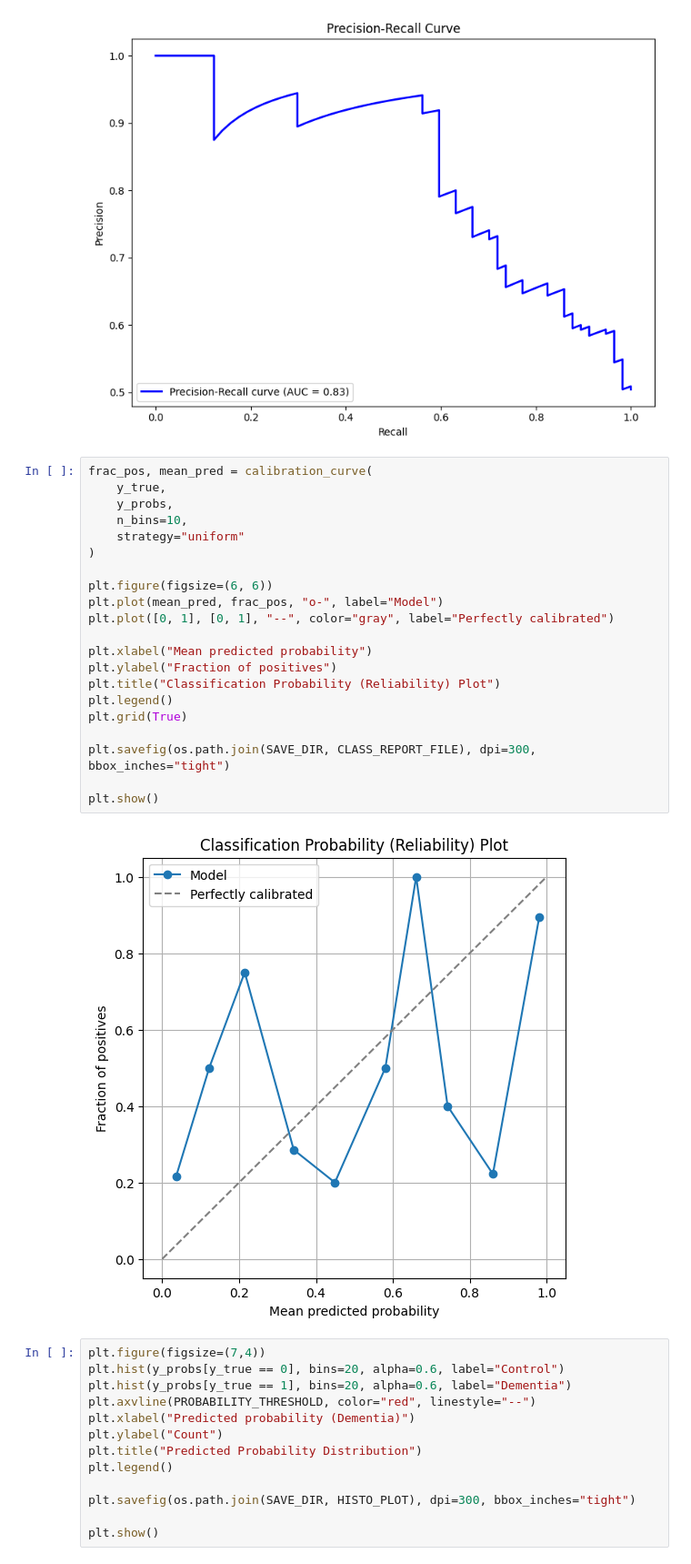
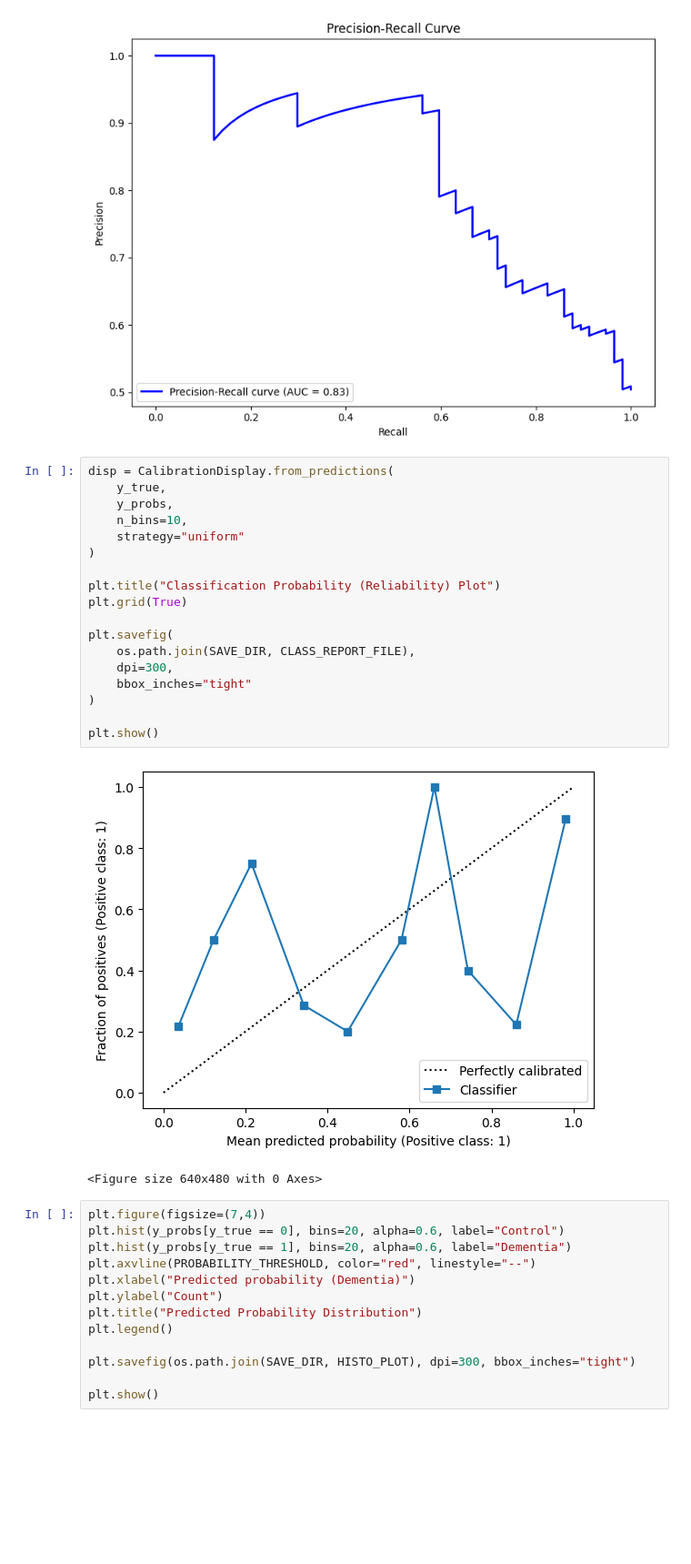
Before and after one commit to liv0ri/An-AI-Assisted-Approach-for-the-Detection-of-Dementia, a Jupyter notebook: 6. Evaluation/evaluation.ipynb, the cells around one changed output. Shown at 91% size. Drawn from its saved outputs; the diff is of its cells as text; blank space fills up the shorter version.

Commit message:
updated evaluation to include classification plot

```diff
--- a/6. Evaluation/evaluation.ipynb
+++ b/6. Evaluation/evaluation.ipynb
@@ -275,29 +275,27 @@ plt.show()
 plt.close()
 # %% [output]
 [figure]
-# %%
-frac_pos, mean_pred = calibration_curve(
-    y_true,
-    y_probs,
-    n_bins=10,
-    strategy="uniform"
-)
-
-plt.figure(figsize=(6, 6))
-plt.plot(mean_pred, frac_pos, "o-", label="Model")
-plt.plot([0, 1], [0, 1], "--", color="gray", label="Perfectly calibrated")
-
-plt.xlabel("Mean predicted probability")
-plt.ylabel("Fraction of positives")
-plt.title("Classification Probability (Reliability) Plot")
-plt.legend()
-plt.grid(True)
-
-plt.savefig(os.path.join(SAVE_DIR, CLASS_REPORT_FILE), dpi=300, bbox_inches="tight")
-
-plt.show()
-# %% [output]
-[figure, removed]
+# %%
+disp = CalibrationDisplay.from_predictions(
+    y_true,
+    y_probs,
+    n_bins=10,
+    strategy="uniform"
+)
+
+plt.title("Classification Probability (Reliability) Plot")
+plt.grid(True)
+
+plt.savefig(
+    os.path.join(SAVE_DIR, CLASS_REPORT_FILE),
+    dpi=300,
+    bbox_inches="tight"
+)
+
+plt.show()
+# %% [output]
+[figure, added]
+<Figure size 640x480 with 0 Axes>
 # %%
 plt.figure(figsize=(7,4))
 plt.hist(y_probs[y_true == 0], bins=20, alpha=0.6, label="Control")
```
Also changed, not shown: parts of 2 cells of this notebook, 1 other file.
